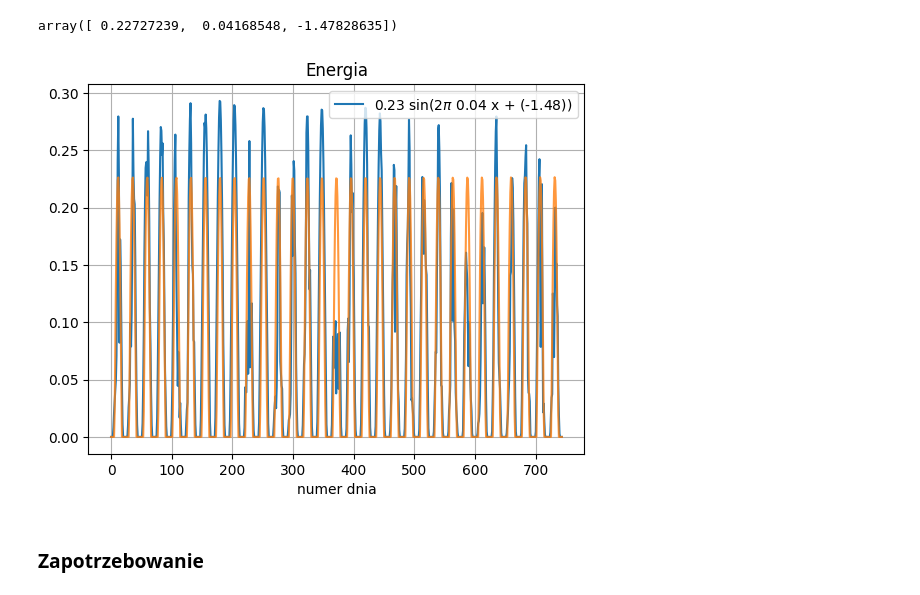
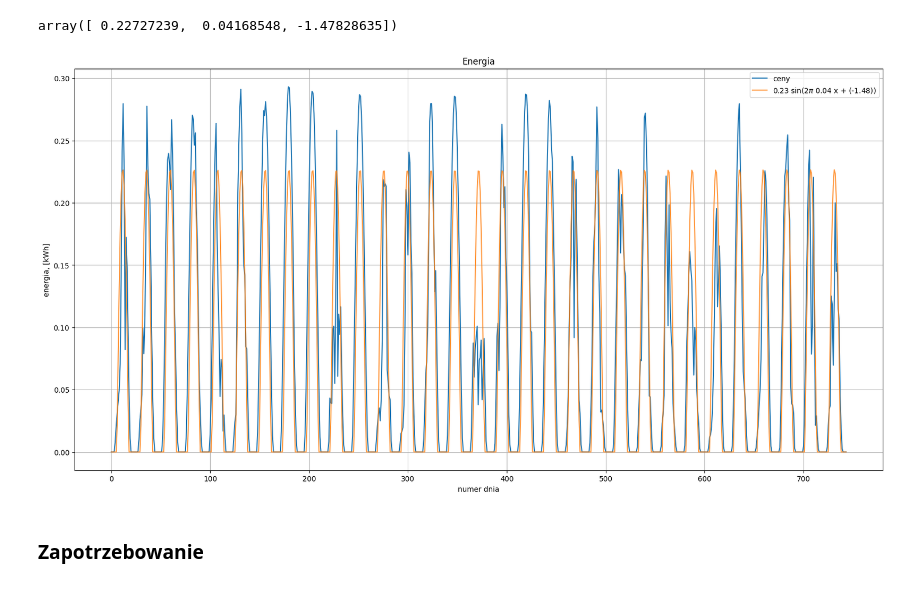
Before and after one commit to mlubneuskaya/energy, a Jupyter notebook: energy.ipynb, the cells around one changed output. Saved outputs shown, nothing was run; the diff lists cells and outputs as text; code cells hidden in the pictures.

```diff
--- a/energy.ipynb
+++ b/energy.ipynb
@@ -105,12 +108,13 @@ energy_params[0]
 # %% [output]
 array([ 0.22727239,  0.04168548, -1.47828635])
 # %%
-_ = ghi.energy.plot(title="Energia", xlabel="numer dnia", grid=True)
+fig, ax = plt.subplots(figsize=(20,10))
+_ = ghi.energy.plot(title="Energia", xlabel="numer dnia", grid=True, ylabel='energia, [kWh]')
 _ = plt.plot(ghi.index, _energy_func(ghi.index, *energy_params[0]), c='C1', alpha=0.8)
-_ = plt.legend(['{} sin(2$\pi$ {} x + ({}))'.
+_ = plt.legend(['ceny','{} sin(2$\pi$ {} x + ({}))'.
                format(*[np.round(param, 2) for param in energy_params[0]])])
 # %% [output]
-[figure, old version]
+[figure, new version]
 # %%
 energy_func = lambda x: _energy_func(x, *energy_params[0])
 # %% [markdown]
```
Also changed, not shown: parts of 12 cells of this notebook.
